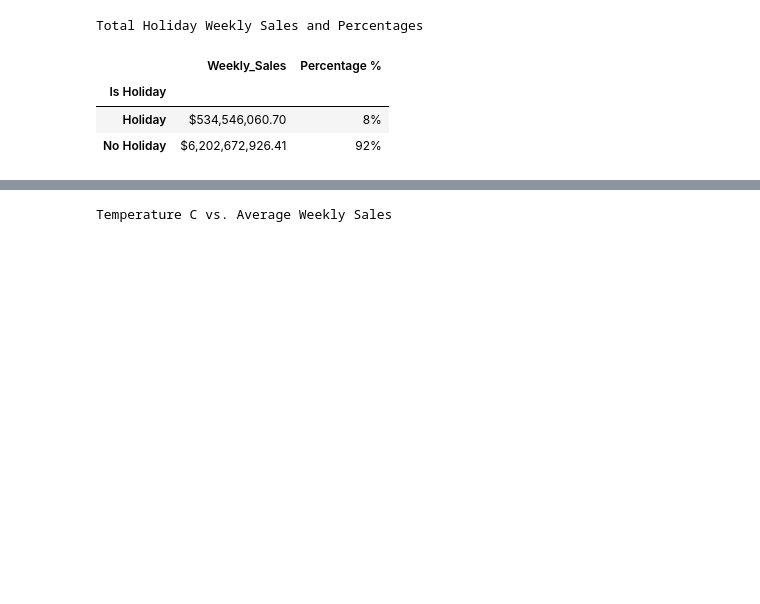
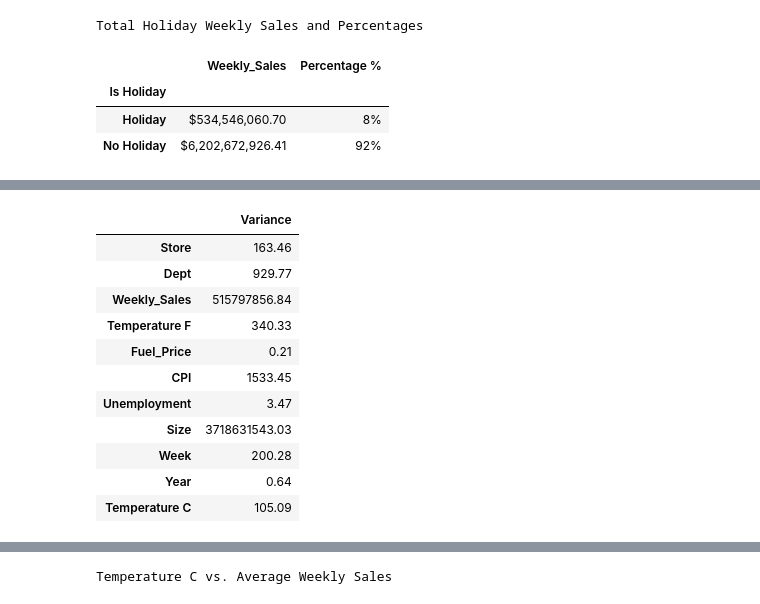
Before and after one commit to beckyydo/Project-1, a Jupyter notebook: 3notebook.ipynb, the cells around one changed output, grey strips where cells are left out. Saved outputs shown, nothing was run; the diff lists cells and outputs as text; code cells hidden in the pictures; blank space fills up the shorter version.

```diff
--- a/3notebook.ipynb
+++ b/3notebook.ipynb
@@ -126,6 +126,28 @@ walmart_holiday.sort_values(by= 'Weekly_Sales', ascending = True).head()
 | 2178 | 2011-01-07 | 17 | No Holiday | No Holiday | 6283.00 | -14.0 | 127.1918 | 6.866 | ... |
 | 4515 | 2012-01-06 | 13 | No Holiday | No Holiday | 9872.98 | 1.0 | 130.1575 | 6.104 | ... |
 | 1967 | 2010-12-03 | 33 | No Holiday | No Holiday | 209986.25 | 12.0 | 126.7313 | 9.265 | ... |
+# %%
+# Caculate variance:
+df_var = pd.DataFrame({'Variance': walmart_data.var()})
+
+# Format to view digits:
+df_var['Variance'] = df_var['Variance'].map("{:.2f}".format)
+
+# Display dataframe:
+df_var
+# %% [output]
+|  | Variance |
+| Store | 163.46 |
+| Dept | 929.77 |
+| Weekly_Sales | 515797856.84 |
+| Temperature F | 340.33 |
+| Fuel_Price | 0.21 |
+| CPI | 1533.45 |
+| Unemployment | 3.47 |
+| Size | 3718631543.03 |
+| Week | 200.28 |
+| Year | 0.64 |
+| Temperature C | 105.09 |
 # %%
 # (1) ************************************** TEMPERATURE **************************************
 # (1A) What effect does temperature have on weekly sales?
```
Also changed, not shown: parts of 4 cells of this notebook.
